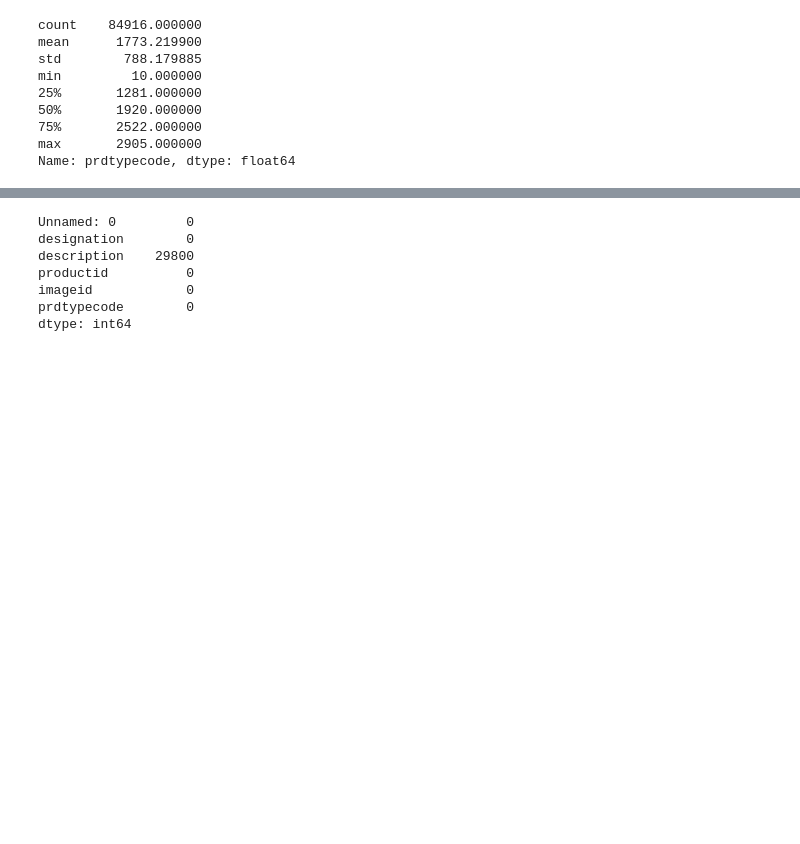
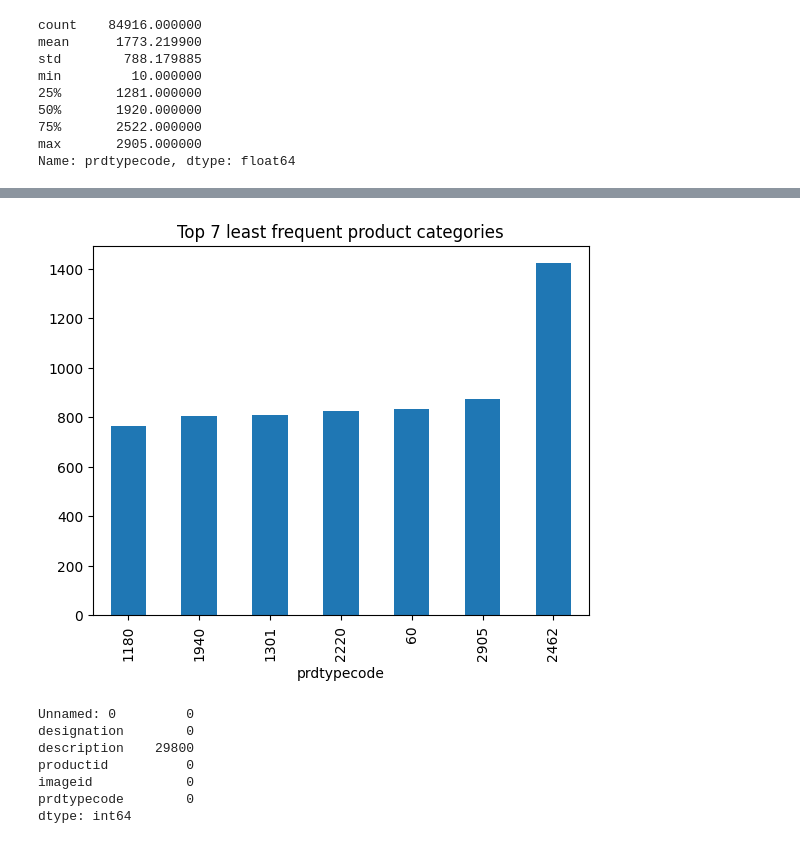
Before and after one commit to Stonesthrowing/Rakuten_Data_Science, a Jupyter notebook: rakuten.ipynb, the cells around one changed output, grey strips where cells are left out. Saved outputs shown, nothing was run; the diff lists cells and outputs as text; code cells hidden in the pictures; blank space fills up the shorter version.

```diff
--- a/rakuten.ipynb
+++ b/rakuten.ipynb
@@ -159,3 +207,11 @@ plt.show()
+# %%
+# least represented categories:
+
+df["prdtypecode"].value_counts().tail(7).sort_values().plot(kind="bar")
+plt.title("Top 7 least frequent product categories")
+plt.show()
+# %% [output]
+[figure, added]
 # %%
 df.isnull().sum()
 # %% [output]
```
Also changed, not shown: parts of 27 cells of this notebook.
